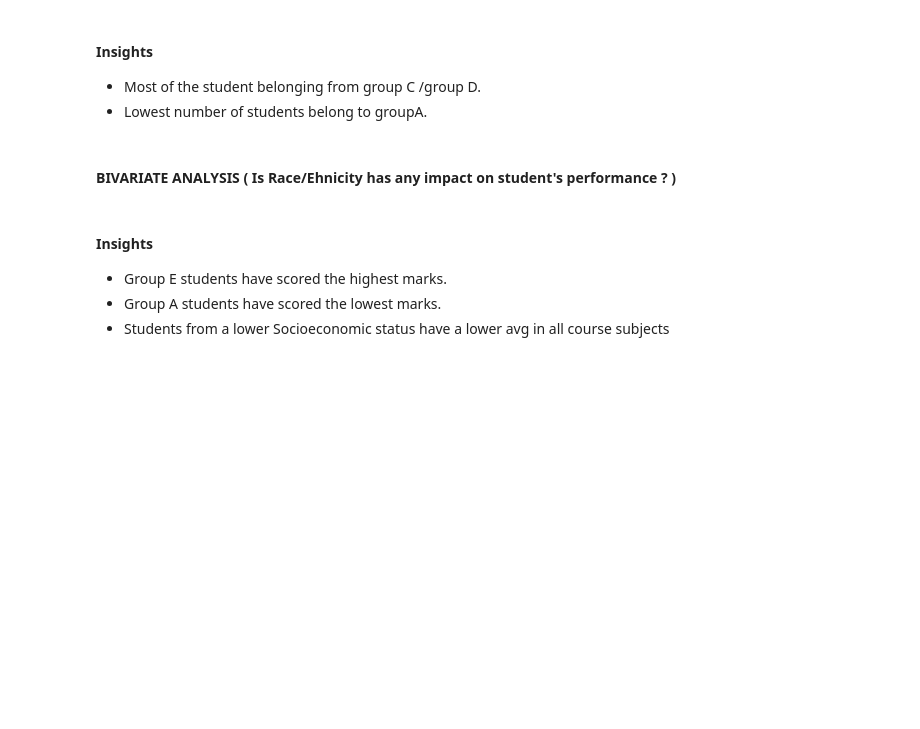
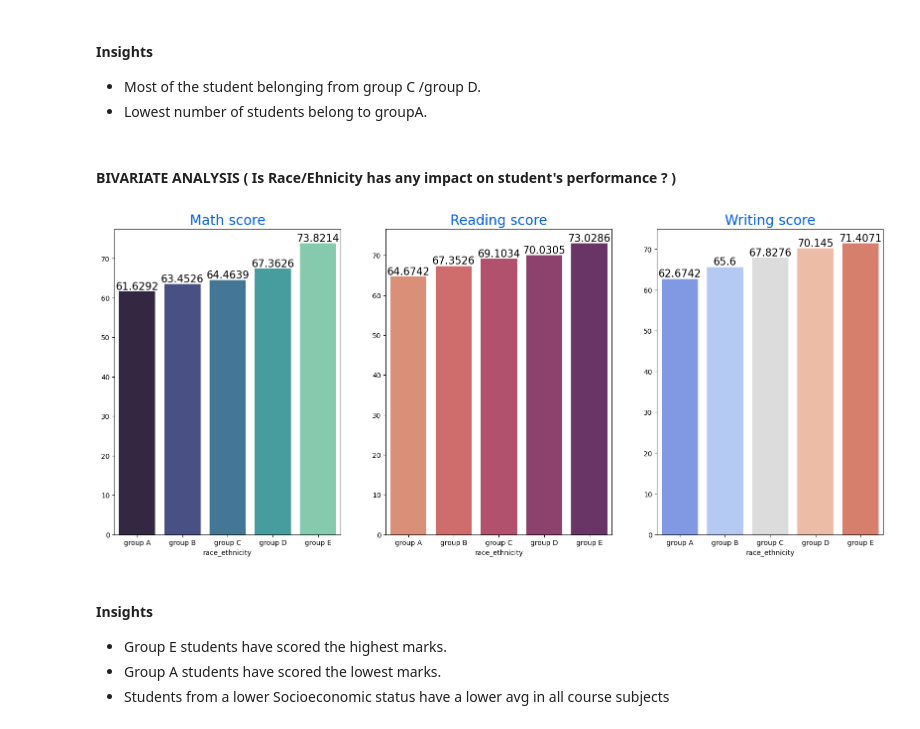
Before and after one commit to sid-42-d/endtoend_mlproject, a Jupyter notebook: notebook/1 . EDA STUDENT PERFORMANCE .ipynb, the cells around one changed output. Cells and saved outputs as stored; diff of their text form; code cells hidden in the pictures; blank space fills up the shorter version.

```diff
--- a/notebook/1 . EDA STUDENT PERFORMANCE .ipynb
+++ b/notebook/1 . EDA STUDENT PERFORMANCE .ipynb
@@ -482,25 +483,27 @@ KeyError: 'race/ethnicity'
 # %% [markdown]
 #### BIVARIATE ANALYSIS ( Is Race/Ehnicity has any impact on student's performance ? )
 # %%
-Group_data2=df.groupby('race/ethnicity')
+Group_data2=df.groupby('race_ethnicity')
 f,ax=plt.subplots(1,3,figsize=(20,8))
-sns.barplot(x=Group_data2['math score'].mean().index,y=Group_data2['math score'].mean().values,palette = 'mako',ax=ax[0])
+sns.barplot(x=Group_data2['math_score'].mean().index,y=Group_data2['math_score'].mean().values,palette = 'mako',ax=ax[0])
 ax[0].set_title('Math score',color='#005ce6',size=20)
 
 for container in ax[0].containers:
     ax[0].bar_label(container,color='black',size=15)
 
-sns.barplot(x=Group_data2['reading score'].mean().index,y=Group_data2['reading score'].mean().values,palette = 'flare',ax=ax[1])
+sns.barplot(x=Group_data2['reading_score'].mean().index,y=Group_data2['reading_score'].mean().values,palette = 'flare',ax=ax[1])
 ax[1].set_title('Reading score',color='#005ce6',size=20)
 
 for container in ax[1].containers:
     ax[1].bar_label(container,color='black',size=15)
 
-sns.barplot(x=Group_data2['writing score'].mean().index,y=Group_data2['writing score'].mean().values,palette = 'coolwarm',ax=ax[2])
+sns.barplot(x=Group_data2['writing_score'].mean().index,y=Group_data2['writing_score'].mean().values,palette = 'coolwarm',ax=ax[2])
 ax[2].set_title('Writing score',color='#005ce6',size=20)
 
 for container in ax[2].containers:
     ax[2].bar_label(container,color='black',size=15)
+# %% [output]
+[figure, added]
 # %% [markdown]
 #### Insights
 - Group E students have scored the highest marks.
```
Also changed, not shown: parts of 10 cells of this notebook, 3 other files.
